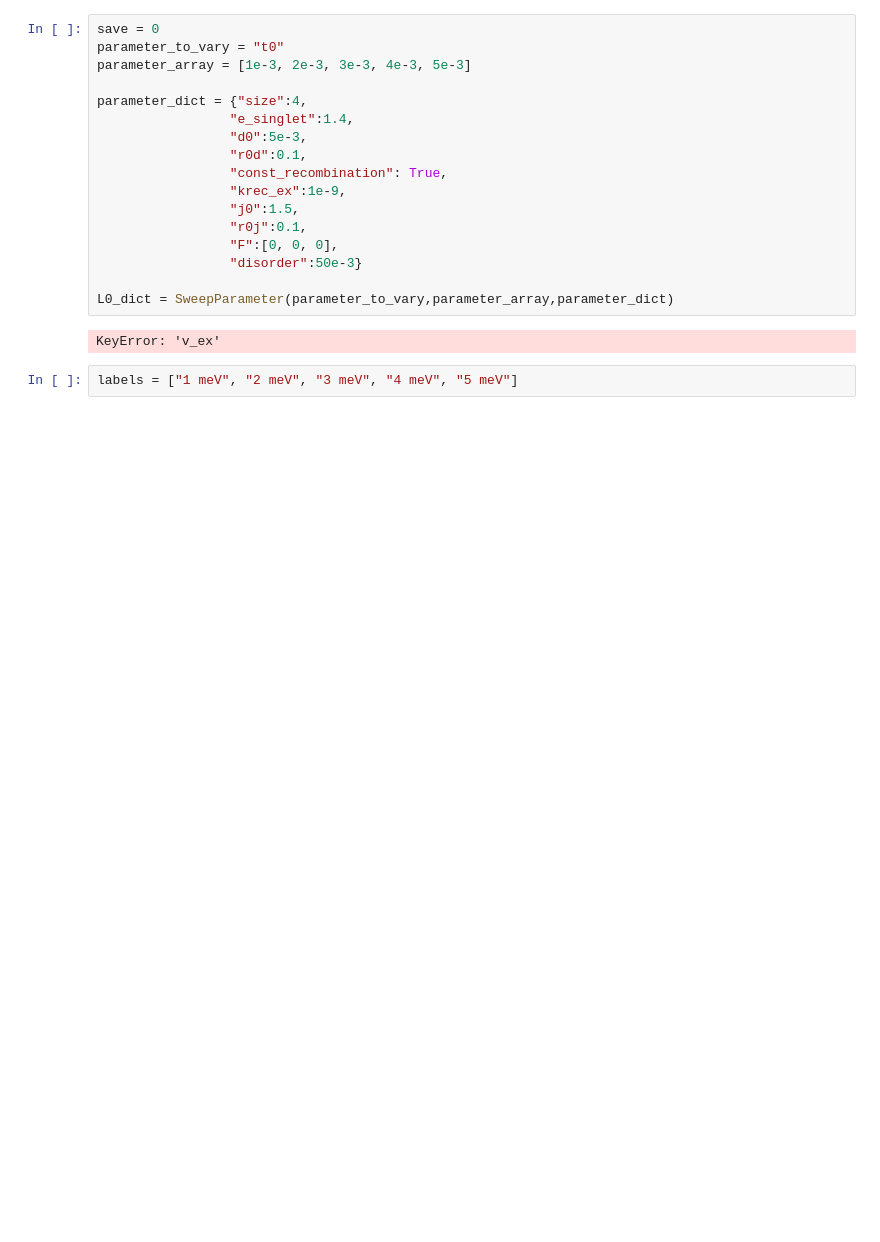
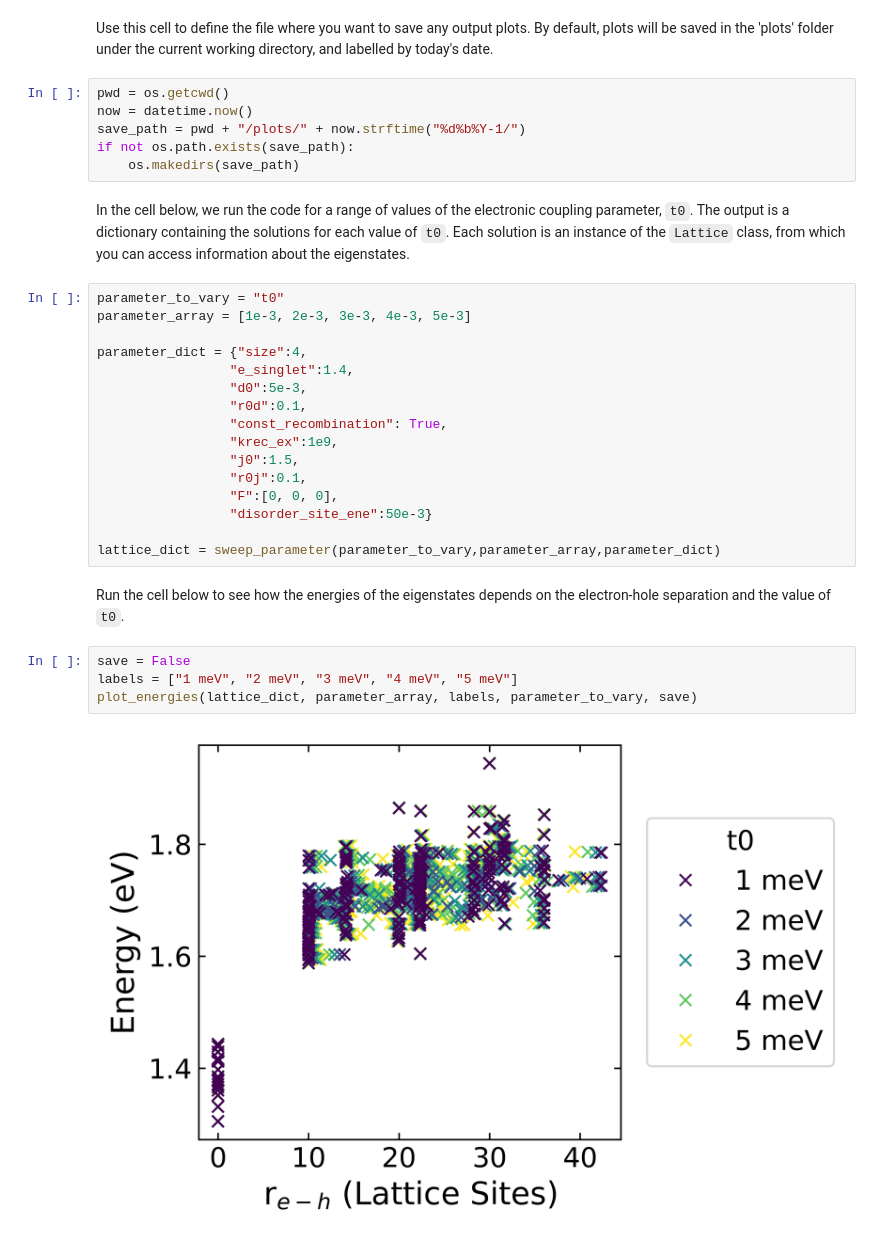
Before and after one commit to ImperialCollegeLondon/ReCoDE_Lattice_Hamiltonian, a Jupyter notebook: WorkedExample.ipynb, the cells around one changed output. Saved outputs shown, nothing was run; the diff lists cells and outputs as text; blank space fills up the shorter version.

Commit message:
Improve jupyter notebook file
Added a jupyter notebook file which runs the lattice for various values of the t0 parameter and lets you visualise the states in two different ways.

````diff
--- a/WorkedExample.ipynb
+++ b/WorkedExample.ipynb
@@ -13,5 +12,14 @@ if not os.path.exists(save_path):
+# %% [markdown]
+Use this cell to define the file where you want to save any output plots. By default, plots will be saved in the 'plots' folder under the current working directory, and labelled by today's date.
+# %%
+pwd = os.getcwd()
+now = datetime.now()
+save_path = pwd + "/plots/" + now.strftime("%d%b%Y-1/")
+if not os.path.exists(save_path):
+    os.makedirs(save_path)
+# %% [markdown]
+In the cell below, we run the code for a range of values of the electronic coupling parameter, ```t0```. The output is a dictionary containing the solutions for each value of ```t0```. Each solution is an instance of the ```Lattice``` class, from which you can access information about the eigenstates.
 # %%
-save = 0
 parameter_to_vary = "t0"
 parameter_array = [1e-3, 2e-3, 3e-3, 4e-3, 5e-3]
 
@@ -20,14 +28,18 @@ parameter_dict = {"size":4,
                  "d0":5e-3,
                  "r0d":0.1,
                  "const_recombination": True,
-                 "krec_ex":1e-9,
+                 "krec_ex":1e9,
                  "j0":1.5,
                  "r0j":0.1,
                  "F":[0, 0, 0],
-                 "disorder":50e-3}
+                 "disorder_site_ene":50e-3}
 
-L0_dict = SweepParameter(parameter_to_vary,parameter_array,parameter_dict)
+lattice_dict = sweep_parameter(parameter_to_vary,parameter_array,parameter_dict)
-# %% [output]
-KeyError: 'v_ex'
+# %% [markdown]
+Run the cell below to see how the energies of the eigenstates depends on the electron-hole separation and the value of ```t0```.
 # %%
+save = False
 labels = ["1 meV", "2 meV", "3 meV", "4 meV", "5 meV"]
+plot_energies(lattice_dict, parameter_array, labels, parameter_to_vary, save)
+# %% [output]
+[figure, added]
````
Also changed, not shown: parts of 4 cells of this notebook, 7 other files.
